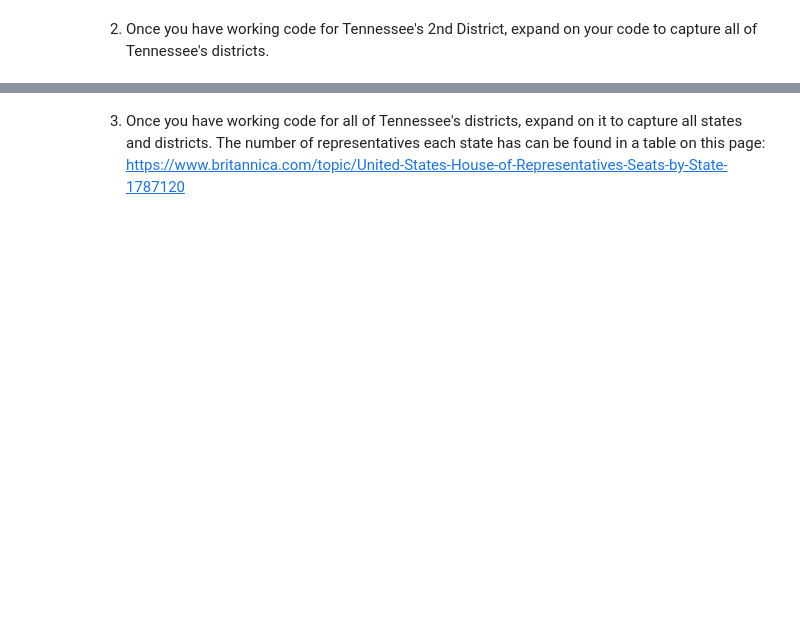
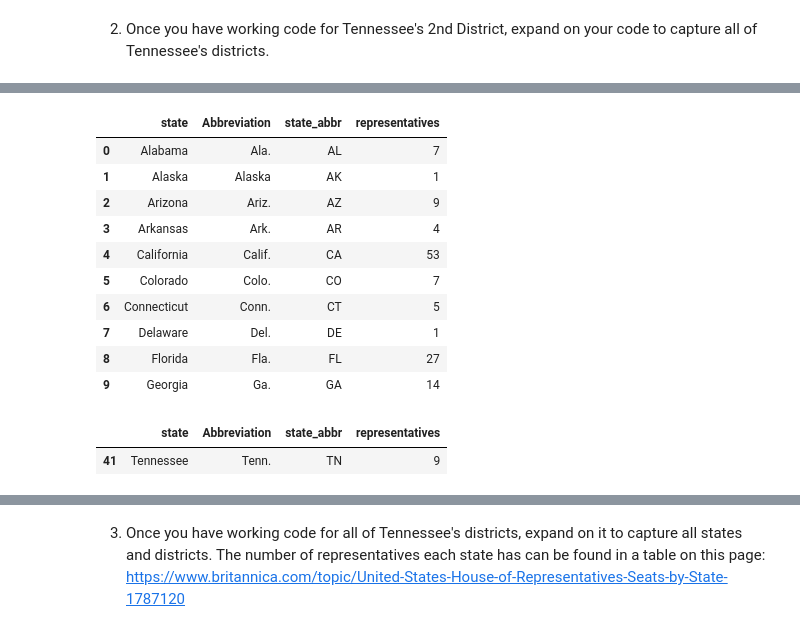
Before and after one commit to nedatahe/webscraping_open_secrets-blue-barracudas-1, a Jupyter notebook: notebooks/webscraping-project.ipynb, the cells around one changed output, grey strips where cells are left out. Drawn from its saved outputs; the diff is of its cells as text; code cells hidden in the pictures; blank space fills up the shorter version.

```diff
--- a/notebooks/webscraping-project.ipynb
+++ b/notebooks/webscraping-project.ipynb
@@ -30,0 +153,22 @@ df = pd.read
+# %%
+#change the column name for future use
+states_and_districts = states_and_districts.rename(columns = {'Postal Code': 'state_abbr'}) #state abbreviation
+states_and_districts.head(10)
+# %% [output]
+|  | state | Abbreviation | state_abbr | representatives |
+| 0 | Alabama | Ala. | AL | 7 |
+| 1 | Alaska | Alaska | AK | 1 |
+| 2 | Arizona | Ariz. | AZ | 9 |
+| 3 | Arkansas | Ark. | AR | 4 |
+| 4 | California | Calif. | CA | 53 |
+| 5 | Colorado | Colo. | CO | 7 |
+| 6 | Connecticut | Conn. | CT | 5 |
+| 7 | Delaware | Del. | DE | 1 |
+| 8 | Florida | Fla. | FL | 27 |
+| 9 | Georgia | Ga. | GA | 14 |
+# %%
+TN_state = states_and_districts[states_and_districts['state_abbr'] == 'TN']
+TN_state
+# %% [output]
+|  | state | Abbreviation | state_abbr | representatives |
+| 41 | Tennessee | Tenn. | TN | 9 |
```
Also changed, not shown: parts of 18 cells of this notebook.
